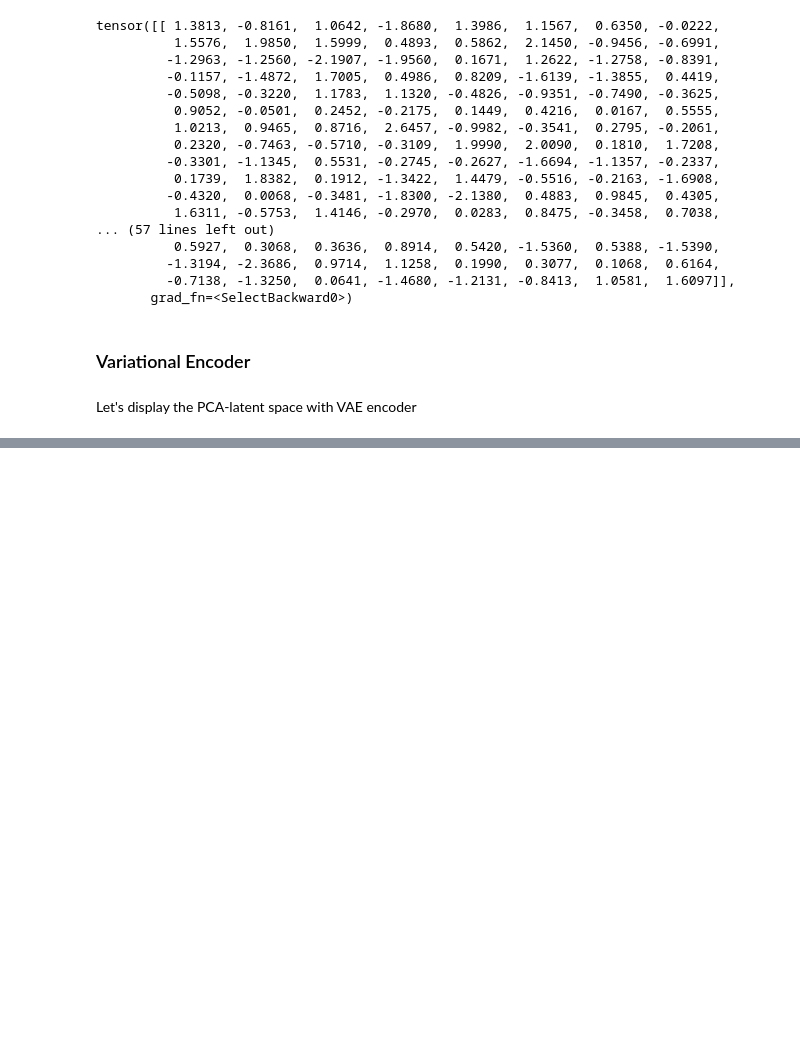
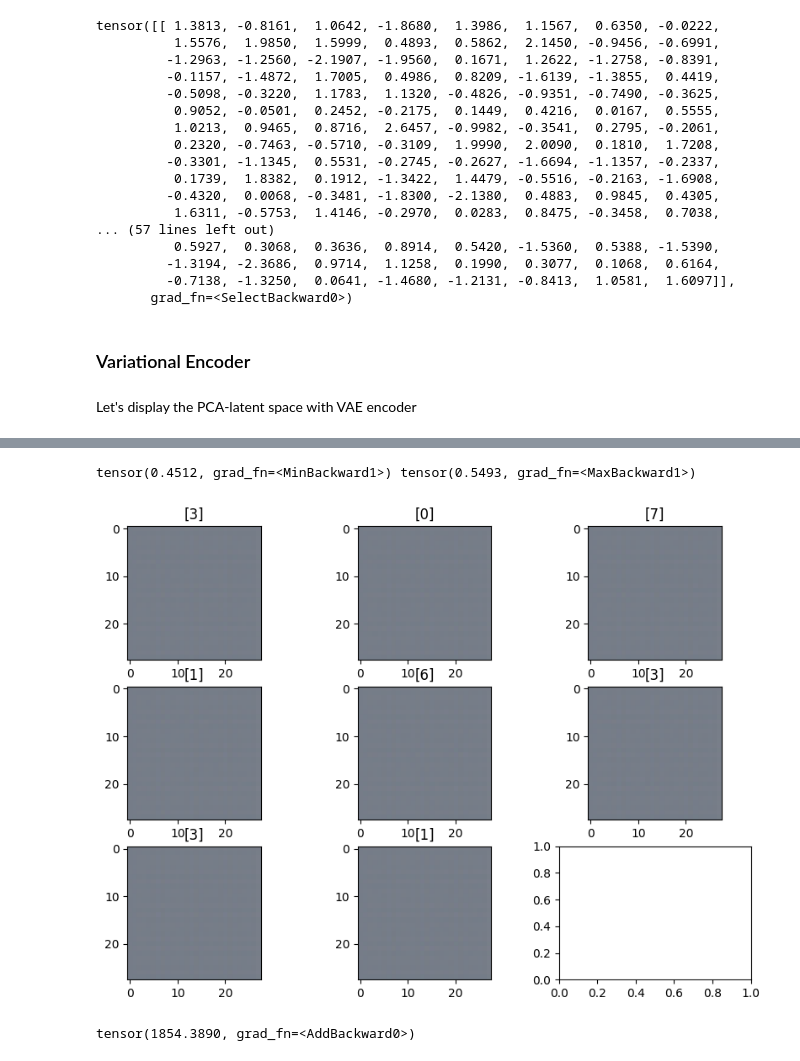
Before and after one commit to alexandremyara/disdiff_adapters, a Jupyter notebook: disdiff_adaptaters/notebook/play_pipeline.ipynb, the cells around one changed output, grey strips where cells are left out. Cells and saved outputs as stored; diff of their text form; code cells hidden in the pictures; blank space fills up the shorter version.

```diff
--- a/disdiff_adaptaters/notebook/play_pipeline.ipynb
+++ b/disdiff_adaptaters/notebook/play_pipeline.ipynb
@@ -209,0 +225,13 @@ pca_latent((mus, logvars), labels[:, 0].unsqueeze(1))
+# %%
+assert x_hat_logits.shape==image.shape, "shape error"
+print(x_hat_logits.min(), x_hat_logits.max())
+display((x_hat_logits, labels))
+loss_mse = mse(x_hat_logits, image)
+loss_kl = kl(mus, logvars)
+# %% [output]
+tensor(0.4512, grad_fn=<MinBackward1>) tensor(0.5493, grad_fn=<MaxBackward1>)
+[figure, added]
+# %%
+loss_mse+loss_kl
+# %% [output]
+tensor(1854.3890, grad_fn=<AddBackward0>)
```
Also changed, not shown: parts of 22 cells of this notebook, 11 other files.
